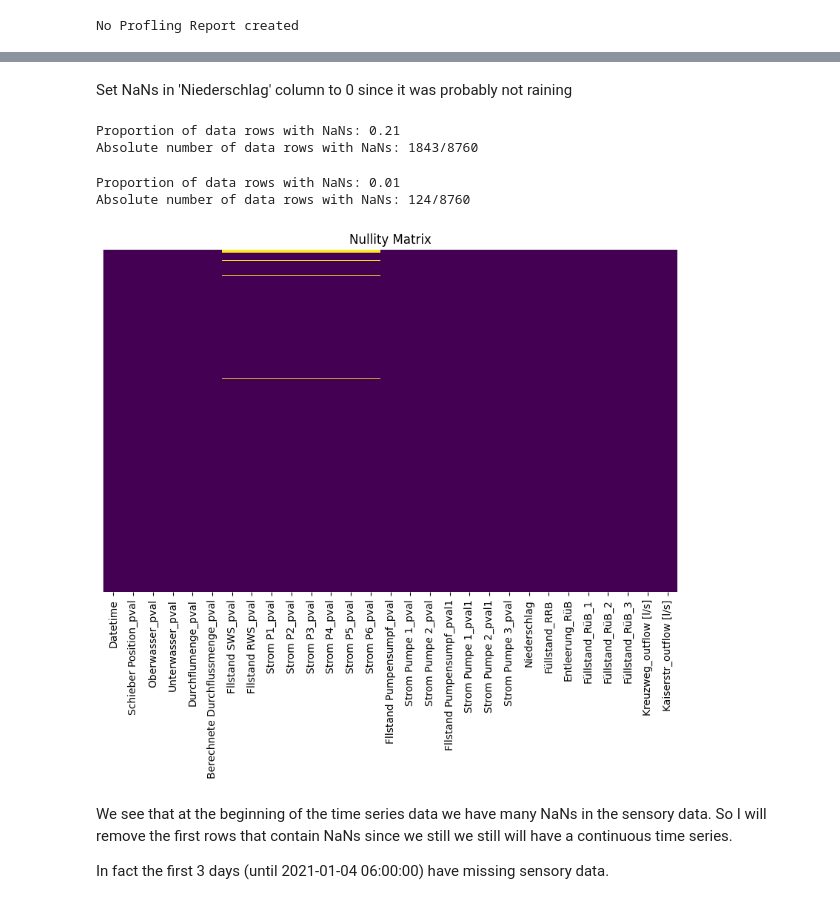
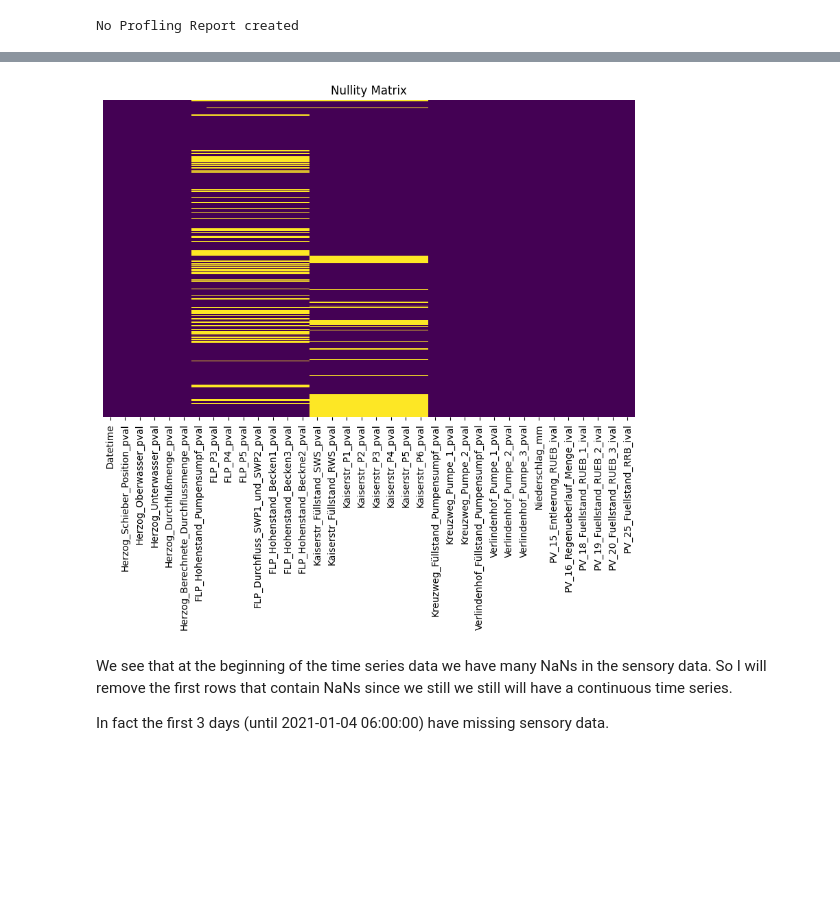
Before and after one commit to vipin2310/UT_RIWWER_project, a Jupyter notebook: notebooks/data_analysis.ipynb, the cells around one changed output, grey strips where cells are left out. Drawn from its saved outputs; the diff is of its cells as text; code cells hidden in the pictures; blank space fills up the shorter version.

Commit message:
Changed data to the new data for 2021 to 2023

```diff
--- a/notebooks/data_analysis.ipynb
+++ b/notebooks/data_analysis.ipynb
@@ -46,7 +20,8 @@ else:
 # %% [output]
 No Profling Report created
 # %%
-data = pd.read_csv('../../data/Vierlinden/Vierlinden_All_with_Target.csv')
+data = pd.read_csv('E:/Users/Vipin/Documents/BHT/CalgoLab/RIWWER/data/vierlinden_21_22_23_all.csv')
+data['Datetime'] = pd.to_datetime(data['Datetime'])
 
 # Calculate the proportion of missing values per column
 missing_proportions = data.isnull().mean()  # mean() calculates the proportion of NaNs
@@ -76,57 +51,20 @@ plt.show()
-# %% [markdown]
-Set NaNs in 'Niederschlag' column to 0 since it was probably not raining
-# %%
-# Fill Niederschlag values in data with 0
-data['Niederschlag'] = data['Niederschlag'].fillna(0)
-
-complete_data = data.dropna()
-
-# Calculate the proportion of removed data
-removed_proportion = 1 - (len(complete_data) / len(data))
-removed_absolute = len(data) - len(complete_data)
-print('Proportion of data rows with NaNs: {:.2f}'.format(removed_proportion))
-print('Absolute number of data rows with NaNs: {:.0f}/{:.0f}'.format(removed_absolute, len(data)))
-# %% [output]
-Proportion of data rows with NaNs: 0.21
-Absolute number of data rows with NaNs: 1843/8760
-# %%
-# Remove columns with high proportion of missing values
-data_with_removed_highnans = data.drop(["Durchfluss SWP1 und SWP2_pval",
-                                        "FLP_Hohenstand_Pumpensumpf_pval",
-                                        "FLP_Strom_P3_pval",
-                                        "FLP_Strom_P4_pval",
-                                        "FLP_Strom_P5_pval",
-                                        "FLP_Hohenstand_Becken1_pval",
-                                        "FLP_Hohenstand_Becken3_pval",
-                                        "FLP_Hohenstand_Beckne2_pval"], axis=1)
-
-complete_data = data_with_removed_highnans.dropna()
-
-# Calculate the proportion of rows with missing values
-removed_proportion = 1 - (len(complete_data) / len(data))
-removed_absolute = len(data) - len(complete_data)
-print('Proportion of data rows with NaNs: {:.2f}'.format(removed_proportion))
-print('Absolute number of data rows with NaNs: {:.0f}/{:.0f}'.format(removed_absolute, len(data)))
-# %% [output]
-Proportion of data rows with NaNs: 0.01
-Absolute number of data rows with NaNs: 124/8760
 # %%
 # Create a dataframe indicating where data is missing
-missing = data_with_removed_highnans.isnull()
+missing = data.isnull()
 
 # Set up the matplotlib figure
 plt.figure(figsize=(10, 6))
 
 # Create a heatmap to visualize the missing data
 sns.heatmap(missing, cbar=False, yticklabels=False, cmap='viridis')
 
 # Optional: customize the plot, e.g., setting a title
 plt.title('Nullity Matrix')
 
 # Show the plot
 plt.show()
 # %% [output]
-[figure, old version]
+[figure, new version]
 # %% [markdown]
 We see that at the beginning of the time series data we have many NaNs in the sensory data.
 So I will remove the first rows that contain NaNs since we still we still will have a continuous time series.
```
Also changed, not shown: parts of 7 cells of this notebook, 3 other files.
